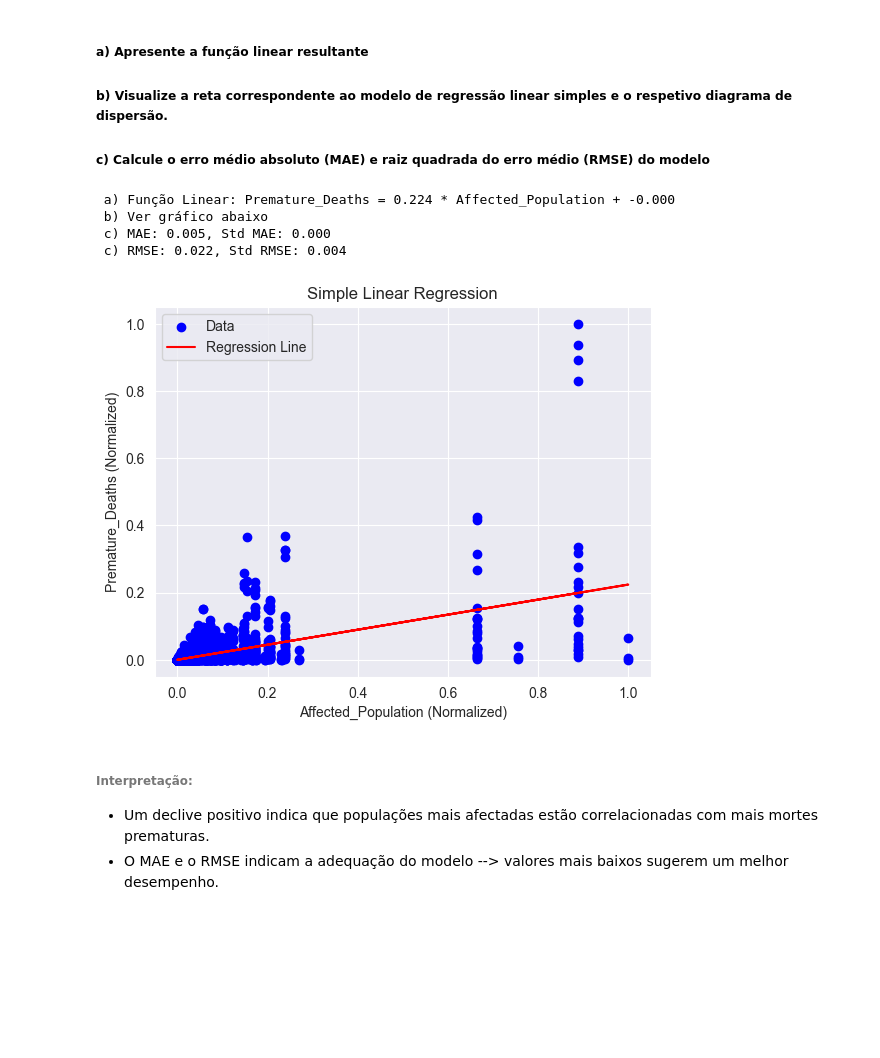
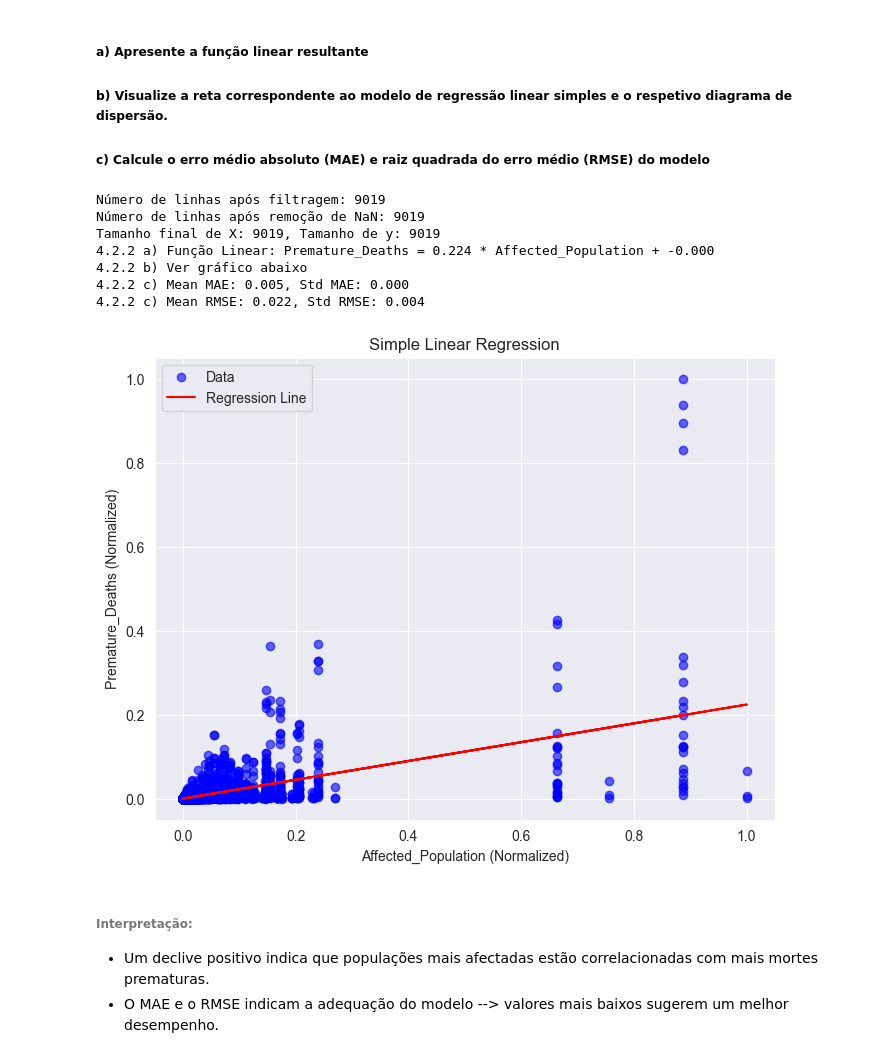
Before and after one commit to 1221715JorgeCruz/ANADI_MFC_3NA_1221715_1191843_1100719, a Jupyter notebook: trabalho_pratico_02/4.2-Regression.ipynb, the cells around one changed output. Drawn from its saved outputs; the diff is of its cells as text; code cells hidden in the pictures; blank space fills up the shorter version.

```diff
--- a/trabalho_pratico_02/4.2-Regression.ipynb
+++ b/trabalho_pratico_02/4.2-Regression.ipynb
@@ -74,62 +92,89 @@ from sklearn.preprocessing import MinMaxScaler
 from sklearn.metrics import mean_absolute_error, mean_squared_error
 import matplotlib.pyplot as plt
 
-# Load and preprocess data
+# Carregar o dataset
 df = pd.read_csv('AIRPOL_data.csv', sep=';', decimal=',')
+
+# Remover colunas irrelevantes
+cols_to_drop = [col for col in df.columns if col.startswith('Unnamed:')]
+df = df.drop(columns=cols_to_drop)
+
+# Filtrar para Southern Europe
 southern_europe = ['Greece', 'Spain', 'Italy', 'Portugal']
 df_south = df[df['Country'].isin(southern_europe)].rename(columns={'Value': 'Premature_Deaths'})
 
-# Select features
+# Verificar se o DataFrame filtrado contém dados
+print(f"Número de linhas após filtragem: {len(df_south)}")
+if len(df_south) == 0:
+    raise ValueError("Nenhum dado encontrado para os países do sul da Europa.")
+
+# Selecionar colunas relevantes e remover valores ausentes
+relevant_cols = ['Affected_Population', 'Premature_Deaths']
+df_south = df_south[relevant_cols].dropna()
+print(f"Número de linhas após remoção de NaN: {len(df_south)}")
+if len(df_south) == 0:
+    raise ValueError("Nenhum dado restante após remoção de valores ausentes.")
+
+# Selecionar features
 X = df_south[['Affected_Population']].values
 y = df_south['Premature_Deaths'].values
 
-# Normalize
+# Verificar tamanho final
+print(f"Tamanho final de X: {X.shape[0]}, Tamanho de y: {len(y)}")
+if len(X) < 5:
+    raise ValueError(f"Dataset muito pequeno ({len(X)} amostras) para validação cruzada com 5 folds.")
+
+# Normalizar
 scaler_X = MinMaxScaler()
 scaler_y = MinMaxScaler()
 X_scaled = scaler_X.fit_transform(X)
 y_scaled = scaler_y.fit_transform(y.reshape(-1, 1)).ravel()
 
 # K-fold cross-validation
-k = 5
+k = min(5, len(X_scaled)//2)  # Ajustar k se dataset for pequeno
 kf = KFold(n_splits=k, shuffle=True, random_state=42)
 coefs, intercepts = [], []
 mae_scores, rmse_scores = [], []
 
 for train_idx, test_idx in kf.split(X_scaled):
     X_train, X_test = X_scaled[train_idx], X_scaled[test_idx]
     y_train, y_test = y_scaled[train_idx], y_scaled[test_idx]
     model = LinearRegression()
-    model.fit(X_train, y_train.reshape(-1, 1))
-    y_pred = model.predict(X_test)
+    model.fit(X_train.reshape(-1, 1), y_train)
+    y_pred = model.predict(X_test.reshape(-1, 1))
     coefs.append(model.coef_[0])
     intercepts.append(model.intercept_)
     mae_scores.append(mean_absolute_error(y_test, y_pred))
     rmse_scores.append(np.sqrt(mean_squared_error(y_test, y_pred)))
 
 # Average model
 mean_coef = np.mean(coefs)
 mean_intercept = np.mean(intercepts)
-print(f" a) Função Linear: Premature_Deaths = {mean_coef:.3f} * Affected_Population + {mean_intercept:.3f}")
-print(" b) Ver gráfico abaixo")
-print(f" c) MAE: {np.mean(mae_scores):.3f}, Std MAE: {np.std(mae_scores):.3f}")
-print(f" c) RMSE: {np.mean(rmse_scores):.3f}, Std RMSE: {np.std(rmse_scores):.3f}")
+print(f"4.2.2 a) Função Linear: Premature_Deaths = {mean_coef:.3f} * Affected_Population + {mean_intercept:.3f}")
+print("4.2.2 b) Ver gráfico abaixo")
+print(f"4.2.2 c) Mean MAE: {np.mean(mae_scores):.3f}, Std MAE: {np.std(mae_scores):.3f}")
+print(f"4.2.2 c) Mean RMSE: {np.mean(rmse_scores):.3f}, Std RMSE: {np.std(rmse_scores):.3f}")
 
-# Visualization
-model = LinearRegression().fit(X_scaled, y_scaled.reshape(-1, 1))
-y_pred = model.predict(X_scaled)
-plt.scatter(X_scaled, y_scaled, color='blue', label='Data')
+# Visualização
+model = LinearRegression().fit(X_scaled.reshape(-1, 1), y_scaled)
+y_pred = model.predict(X_scaled.reshape(-1, 1))
+plt.figure(figsize=(8, 6))
+plt.scatter(X_scaled, y_scaled, color='blue', alpha=0.6, label='Data')
 plt.plot(X_scaled, y_pred, color='red', label='Regression Line')
 plt.xlabel('Affected_Population (Normalized)')
 plt.ylabel('Premature_Deaths (Normalized)')
 plt.title('Simple Linear Regression')
 plt.legend()
 plt.show()
 # %% [output]
- a) Função Linear: Premature_Deaths = 0.224 * Affected_Population + -0.000
- b) Ver gráfico abaixo
- c) MAE: 0.005, Std MAE: 0.000
- c) RMSE: 0.022, Std RMSE: 0.004
+Número de linhas após filtragem: 9019
+Número de linhas após remoção de NaN: 9019
+Tamanho final de X: 9019, Tamanho de y: 9019
+4.2.2 a) Função Linear: Premature_Deaths = 0.224 * Affected_Population + -0.000
+4.2.2 b) Ver gráfico abaixo
+4.2.2 c) Mean MAE: 0.005, Std MAE: 0.000
+4.2.2 c) Mean RMSE: 0.022, Std RMSE: 0.004
-[figure, old version]
+[figure, new version]
 # %% [markdown]
 ###### Interpretação:
 * Um declive positivo indica que populações mais afectadas estão correlacionadas com mais mortes prematuras.
```
Also changed, not shown: parts of 7 cells of this notebook.
